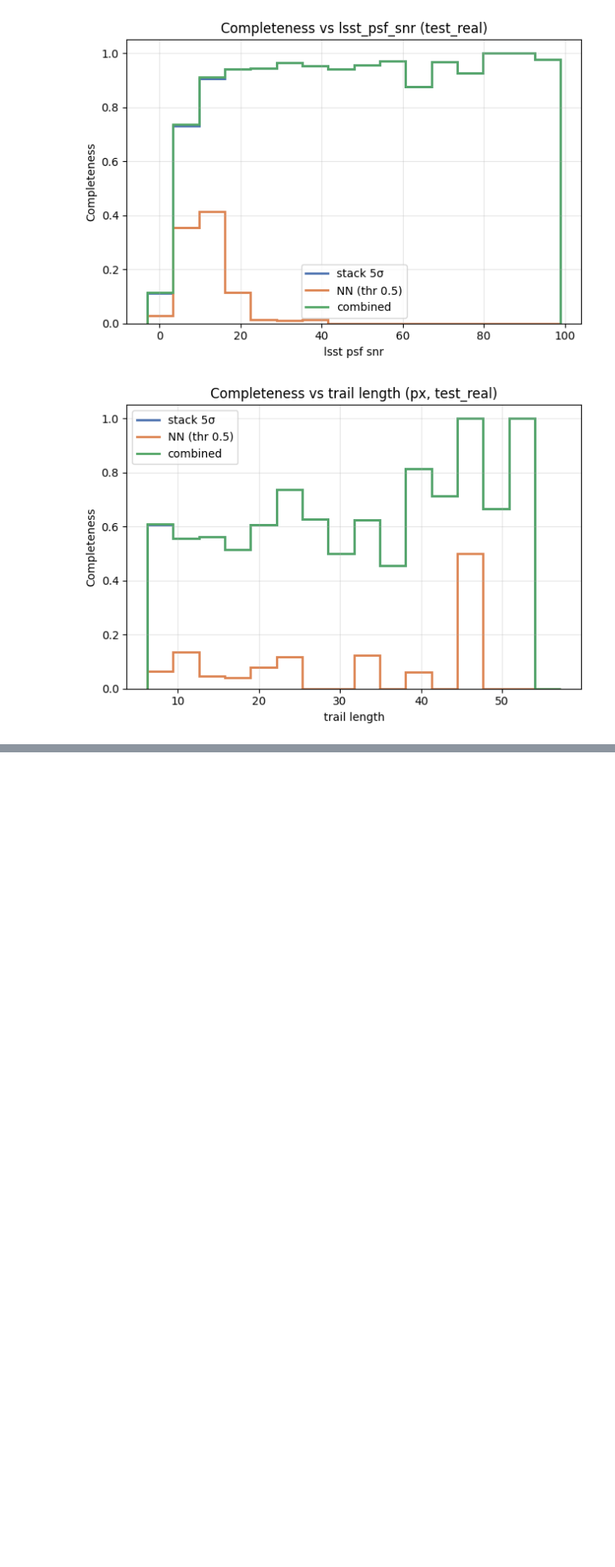
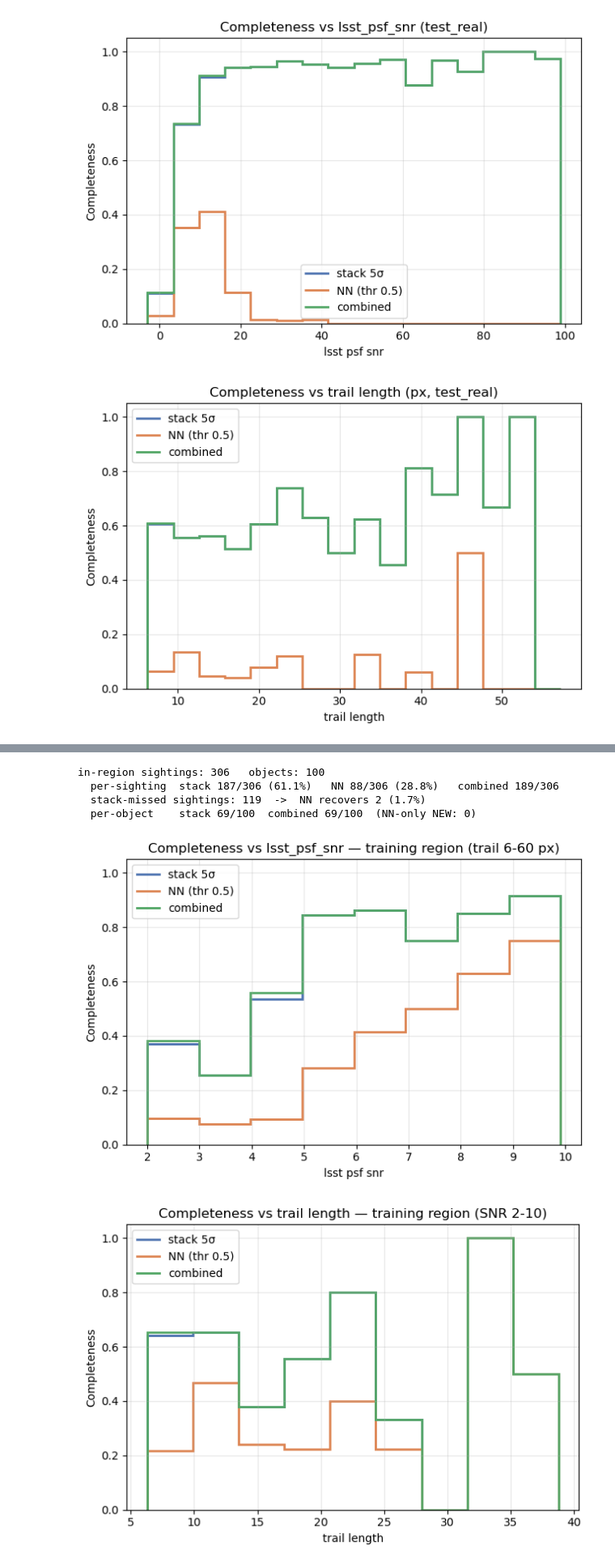
Before and after one commit to dirac-institute/Asteroid_detection_CNN, a Jupyter notebook: Evaluation_Real.ipynb, the cells around one changed output, grey strips where cells are left out. Shown at 81% size. Cells and saved outputs as stored; diff of their text form; code cells hidden in the pictures; blank space fills up the shorter version.

```diff
--- a/Evaluation_Real.ipynb
+++ b/Evaluation_Real.ipynb
@@ -149,0 +160,35 @@ plot_completeness(cat,'trail_length',bins=16,xlim=(0,60),
+# %%
+# --- restrict to the v7 training box: SNR in [2,10] AND trail in [6,60] px ---
+SNR_LO, SNR_HI = 2.0, 10.0
+TR_LO, TR_HI   = 6.0, 60.0
+reg = cat[(cat.lsst_psf_snr >= SNR_LO) & (cat.lsst_psf_snr <= SNR_HI) &
+          (cat.trail_length >= TR_LO) & (cat.trail_length <= TR_HI)].copy()
+
+n_sgt = len(reg)
+greg = reg.groupby('ObjID').agg(nn=('nn_detected','any'), st=('stack_detection','any'))
+mreg = reg[~reg.stack_detection]
+print(f"in-region sightings: {n_sgt}   objects: {len(greg)}")
+print(f"  per-sighting  stack {int(reg.stack_detection.sum())}/{n_sgt} "
+      f"({100*reg.stack_detection.mean():.1f}%)   "
+      f"NN {int(reg.nn_detected.sum())}/{n_sgt} ({100*reg.nn_detected.mean():.1f}%)   "
+      f"combined {int((reg.stack_detection|reg.nn_detected).sum())}/{n_sgt}")
+print(f"  stack-missed sightings: {len(mreg)}  ->  NN recovers "
+      f"{int(mreg.nn_detected.sum())} ({100*mreg.nn_detected.mean() if len(mreg) else 0:.1f}%)")
+print(f"  per-object    stack {int(greg.st.sum())}/{len(greg)}  "
+      f"combined {int((greg.st|greg.nn).sum())}/{len(greg)}  "
+      f"(NN-only NEW: {int((greg.nn & ~greg.st).sum())})")
+
+# completeness vs SNR, finely binned across the 2-10 training window
+plot_completeness(reg, 'lsst_psf_snr', bins=8, xlim=(SNR_LO, SNR_HI),
+                  title=f'Completeness vs lsst_psf_snr — training region '
+                        f'(trail {TR_LO:.0f}-{TR_HI:.0f} px)'); plt.show()
+plot_completeness(reg, 'trail_length', bins=9, xlim=(TR_LO, TR_HI),
+                  title=f'Completeness vs trail length — training region '
+                        f'(SNR {SNR_LO:.0f}-{SNR_HI:.0f})'); plt.show()
+# %% [output]
+in-region sightings: 306   objects: 100
+  per-sighting  stack 187/306 (61.1%)   NN 88/306 (28.8%)   combined 189/306
+  stack-missed sightings: 119  ->  NN recovers 2 (1.7%)
+  per-object    stack 69/100  combined 69/100  (NN-only NEW: 0)
+[figure, added]
+[figure, added]
```
Also changed, not shown: parts of 1 cell of this notebook.
